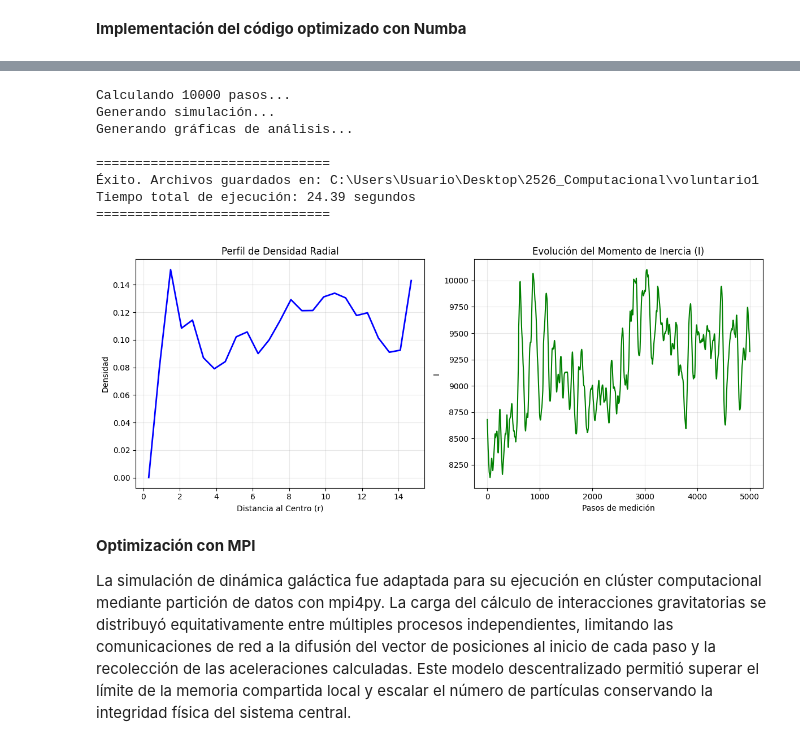
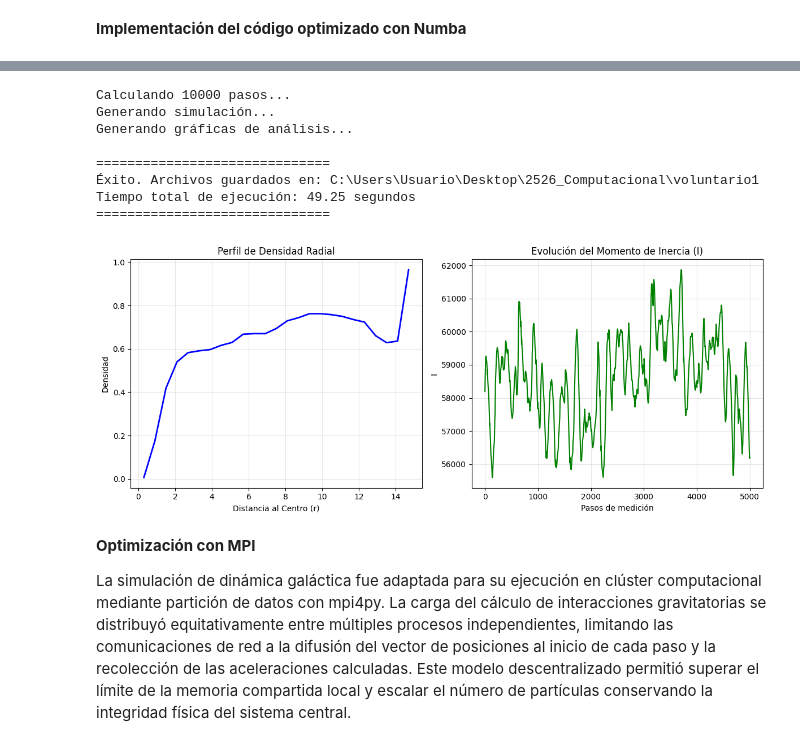
Before and after one commit to carmenbonal/2526_Computacional, a Jupyter notebook: voluntario1/Voluntario_1.ipynb, the cells around one changed output, grey strips where cells are left out. Cells and saved outputs as stored; diff of their text form; code cells hidden in the pictures.

```diff
--- a/voluntario1/Voluntario_1.ipynb
+++ b/voluntario1/Voluntario_1.ipynb
@@ -281,12 +281,12 @@ import matplotlib.pyplot as plt
 import matplotlib.animation as animation
 import time
 import os
-from numba import njit
+from numba import njit, prange
 
 # =============================================================================
 # PARÁMETROS FÍSICOS (VALORES REALISTAS)
 # =============================================================================
-N_SISTEMAS = 80
+N_SISTEMAS = 500
 G = 1.0
 M_AGUJERO_NEGRO = 4.1e6  # Masa de Sagitario A* en masas solares
 M_SISTEMA = 1.0          # Masa de un sistema estelar (1 masa solar)
@@ -295,7 +295,7 @@ R_ABSORCION = 0.5
 R_FRONTERA = 15.0        # Ampliado para la escala galáctica
 DIST_INTERACCION = 5.0
 DT = 0.0005              # Reducido para manejar la enorme fuerza central
-SOFTENING = 0.2          # Aumentado para evitar divergencias numéricas
+SOFTENING = 0.2          # Parámetro de suavizado de Plummer
 PASOS_ESTABILIZACION = 5000
 PASOS_MEDICION = 5000
 COLA = 150
@@ -306,34 +306,61 @@ if not os.path.exists(OUTPUT_DIR):
     os.makedirs(OUTPUT_DIR)
 
 # =============================================================================
-# FUNCIONES OPTIMIZADAS
+# FUNCIONES OPTIMIZADAS (KERNEL PARALELO CON PLUMMER ESTRICTO)
 # =============================================================================
 
-@njit(fastmath=True)
+@njit(parallel=True, fastmath=True)
+def compute_interactions(pos, mass, m_bh, r_limit_sq, softening, G_const, acc):
+    """
+    Núcleo de cálculo puro. Distribuido entre todos los núcleos de la CPU usando prange.
+    Implementa la fórmula analítica de Plummer para el softening.
+    """
+    n = pos.shape[0]
+    soft_sq = softening**2
+
+    for i in prange(n):
+        # 1. Fuerza del Agujero Negro Central (Fórmula de Plummer)
+        rx = pos[i, 0]
+        ry = pos[i, 1]
+        r_sq = rx**2 + ry**2
+
+        factor_bh = -G_const * m_bh / ((r_sq + soft_sq)**1.5)
+        acc[i, 0] = rx * factor_bh
+        acc[i, 1] = ry * factor_bh
+
+        # 2. Interacciones entre sistemas (N-cuerpos limitado por r_limit)
+        for j in range(n):
+            if i == j:
+                continue # Evitar auto-interacción
+
+            dx = pos[j, 0] - pos[i, 0]
+            dy = pos[j, 1] - pos[i, 1]
+            d_sq = dx**2 + dy**2
+
+            if d_sq < r_limit_sq:
+                # Fórmula de Plummer entre estrellas
+                f_mag = G_const * mass / ((d_sq + soft_sq)**1.5)
+
+                # Solo se actualiza la partícula 'i'
+                acc[i, 0] += f_mag * dx
+                acc[i, 1] += f_mag * dy
+
 def get_acc_numba(pos, mass, m_bh, r_limit, softening, G_const):
-    n = pos.shape[0]
+    """
+    Función envoltorio. Python gestiona la asignación de memoria (np.zeros_like)
+    y Numba se encarga exclusivamente de las matemáticas.
+    """
     acc = np.zeros_like(pos)
-    for i in range(n):
-        rx, ry = pos[i, 0], pos[i, 1]
-        r_sq = rx**2 + ry**2
-        r_mag = np.sqrt(r_sq)
-        # Fuerza del Agujero Negro Central
-        factor_bh = -G_const * m_bh / (r_sq * r_mag + softening)
-        acc[i, 0], acc[i, 1] = rx * factor_bh, ry * factor_bh
-
-        # Interacciones entre sistemas (N-cuerpos limitado por r_limit)
-        for j in range(i + 1, n):
-            dx, dy = pos[j, 0] - pos[i, 0], pos[j, 1] - pos[i, 1]
-            d_sq = dx**2 + dy**2
-            dist = np.sqrt(d_sq)
-            if dist < r_limit and dist > 0:
-                f_mag = G_const * mass / (d_sq * dist + softening)
-                acc[i, 0] += f_mag * dx; acc[i, 1] += f_mag * dy
-                acc[j, 0] -= f_mag * dx; acc[j, 1] -= f_mag * dy
+    # Se pasa r_limit al cuadrado para evitar hacer raíces cuadradas de más en el filtro
+    compute_interactions(pos, mass, m_bh, r_limit**2, softening, G_const, acc)
     return acc
 
 @njit(fastmath=True)
 def resolver_colisiones_numba(pos, vel, r_col):
+    """
+    Resolutor secuencial. Se mantiene sin parallel=True para evitar corrupción
+    de datos, ya que ambas partículas (i y j) modifican sus velocidades a la vez.
+    """
     n, r_double = pos.shape[0], 2 * r_col
     for i in range(n):
         for j in range(i + 1, n):
@@ -432,35 +459,35 @@ def main():
     ax1.set_title("Perfil de Densidad Radial")
     ax1.set_xlabel("Distancia al Centro (r)"); ax1.set_ylabel("Densidad")
     ax1.grid(True, alpha=0.3)
 
     ax2.plot(historial_inercia, color='green')
     ax2.set_title("Evolución del Momento de Inercia (I)")
     ax2.set_xlabel("Pasos de medición"); ax2.set_ylabel("I")
     ax2.grid(True, alpha=0.3)
 
     plt.tight_layout()
     plt.savefig(os.path.join(OUTPUT_DIR, "analisis_galaxia_opt.png"))
 
     # --- FIN DEL CRONÓMETRO Y SALIDA ---
     fin = time.time()
     duracion = fin - inicio
     print(f"\n" + "="*30)
     print(f"Éxito. Archivos guardados en: {OUTPUT_DIR}")
     print(f"Tiempo total de ejecución: {duracion:.2f} segundos")
     print("="*30)
 
 if __name__ == "__main__":
     main()
 # %% [output]
 Calculando 10000 pasos...
 Generando simulación...
 Generando gráficas de análisis...
 
 ==============================
 Éxito. Archivos guardados en: C:\Users\Usuario\Desktop\2526_Computacional\voluntario1
-Tiempo total de ejecución: 24.39 segundos
+Tiempo total de ejecución: 49.25 segundos
 ==============================
-[figure, old version]
+[figure, new version]
 # %% [markdown]
 **Optimización con MPI**
 
```
Also changed, not shown: parts of 4 cells of this notebook.
